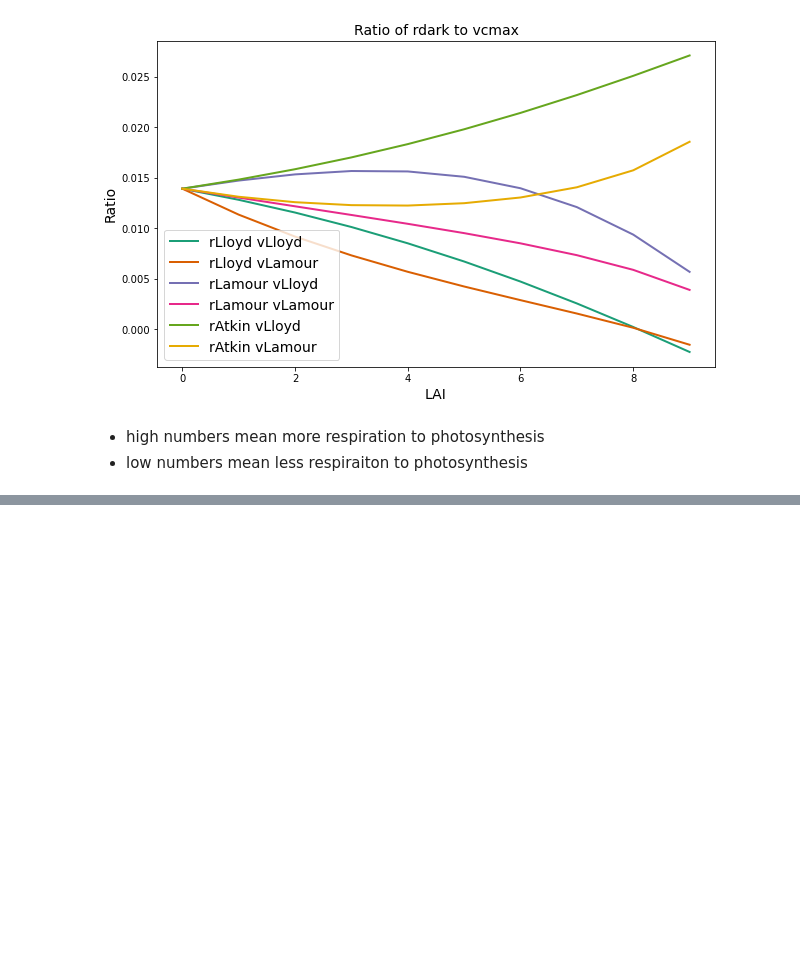
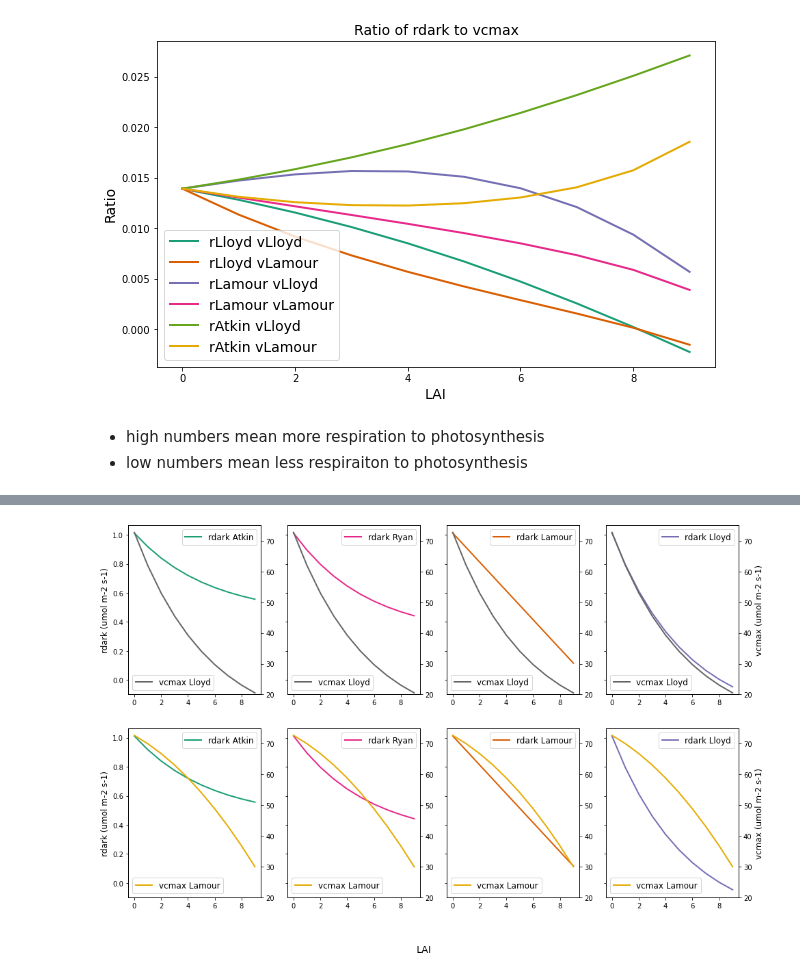
Before and after one commit to JessicaNeedham/FATES-plotting-scripts, a Jupyter notebook: Lamour_data.ipynb, the cells around one changed output, grey strips where cells are left out. Saved outputs shown, nothing was run; the diff lists cells and outputs as text; code cells hidden in the pictures; blank space fills up the shorter version.

Commit message:
add plot of vcmax and rdark overlaid

```diff
--- a/Lamour_data.ipynb
+++ b/Lamour_data.ipynb
@@ -49,6 +49,9 @@ def func(x,a, b):
 optimizedParameters, pcov = opt.curve_fit(func, data['LAI'], data['Rdark25'])
 
 print(optimizedParameters)
+
+lamour_a = optimizedParameters[0]
+lamour_b = optimizedParameters[1]
 # %% [output]
 [ 0.76775866 -0.07549542]
 # %%
@@ -119,7 +126,7 @@ lnc = lnc_top * nscaler
 r_t_ref_atkin = r0 + r1 * lnc + r2 * max(0, (tgrowth - tfrz))
 
 # Lamour
-rdark_scaler = 0.76775866 + (-0.07549542 * lai)
+rdark_scaler = lamour_a + (lamour_b * lai)
 r_t_ref_lamour = rdark_scaler * (r0 + r1 * lnc_top + r2 * max(0, (tgrowth - tfrz)))
 
 # lloyd
@@ -223,10 +230,14 @@ def func(x, a, b, c):
 optimizedParameters, pcov = opt.curve_fit(func, data['LAI'], data['Vcmax25'])
 
 print(optimizedParameters)
+
+lamour_vcmax_a = optimizedParameters[0]
+lamour_vcmax_b = optimizedParameters[1]
+lamour_vcmax_c = optimizedParameters[2]
 # %% [output]
 [ 1.11894356 -0.0376549  -0.00393463]
 # %%
-nscaler_lamour = 1.11894356 + (-0.0376549 * lai) + (-0.00393463 * lai**2)
+nscaler_lamour = lamour_vcmax_a + (lamour_vcmax_b * lai) + (lamour_vcmax_c * lai**2)
 vcmax25_lamour = vcmax25top * nscaler_lamour
 vcmax_lamour = vcmax25_lamour * 2.**((veg_tempk - (tfrz + 25.)) / 10.)
 vcmax_lamour = vcmax_lamour / (1. + np.exp( 0.2 * ((tfrz + 15.) - veg_tempk ) ))
@@ -328,3 +342,82 @@ f2ax0.legend(fontsize=14)
 # %% [markdown]
 - high numbers mean more respiration to photosynthesis
 - low numbers mean less respiraiton to photosynthesis
+# %%
+fig1, ((f1ax0,f1ax1,f1ax2,f1ax3), (f1ax4,f1ax5,f1ax6,f1ax7)) = plt.subplots(nrows=2, ncols=4, figsize=(16, 10),sharey=True)
+
+# respiration curves
+f1ax0.plot(lai, lmr_atkin, linewidth=2, color=colormap[0], label = 'rdark Atkin')
+f1ax1.plot(lai, lmr_ryan, linewidth=2, color=colormap[3], label = 'rdark Ryan')
+f1ax2.plot(lai, lmr_lamour, linewidth=2, color=colormap[1], label =  'rdark Lamour')
+f1ax3.plot(lai, lmr_lloyd, linewidth=2, color=colormap[2], label = 'rdark Lloyd')
+
+f1ax0a = f1ax0.twinx()
+f1ax1a = f1ax1.twinx()
+f1ax2a = f1ax2.twinx()
+f1ax3a = f1ax3.twinx()
+
+f1ax0a.set_ylim(20,75)
+f1ax1a.set_ylim(20,75)
+f1ax2a.set_ylim(20,75)
+f1ax3a.set_ylim(20,75)
+
+# photosynthesis
+f1ax0a.plot(lai, vcmax, linewidth=2, color=colormap[7], label = 'vcmax Lloyd')
+f1ax1a.plot(lai, vcmax, linewidth=2, color=colormap[7], label = 'vcmax Lloyd')
+f1ax2a.plot(lai, vcmax, linewidth=2, color=colormap[7], label = 'vcmax Lloyd')
+f1ax3a.plot(lai, vcmax, linewidth=2, color=colormap[7], label = 'vcmax Lloyd')
+
+# respiration curves
+f1ax4.plot(lai, lmr_atkin, linewidth=2, color=colormap[0], label = 'rdark Atkin')
+f1ax5.plot(lai, lmr_ryan, linewidth=2, color=colormap[3], label = 'rdark Ryan')
+f1ax6.plot(lai, lmr_lamour, linewidth=2, color=colormap[1], label = 'rdark Lamour')
+f1ax7.plot(lai, lmr_lloyd, linewidth=2, color=colormap[2], label = 'rdark Lloyd')
+
+f1ax4a = f1ax4.twinx()
+f1ax5a = f1ax5.twinx()
+f1ax6a = f1ax6.twinx()
+f1ax7a = f1ax7.twinx()
+
+f1ax4a.set_ylim(20,75)
+f1ax5a.set_ylim(20,75)
+f1ax6a.set_ylim(20,75)
+f1ax7a.set_ylim(20,75)
+
+# photosynthesis
+f1ax4a.plot(lai, vcmax_lamour, linewidth=2, color=colormap[5], label = 'vcmax Lamour')
+f1ax5a.plot(lai, vcmax_lamour, linewidth=2, color=colormap[5], label = 'vcmax Lamour')
+f1ax6a.plot(lai, vcmax_lamour, linewidth=2, color=colormap[5], label = 'vcmax Lamour')
+f1ax7a.plot(lai, vcmax_lamour, linewidth=2, color=colormap[5], label = 'vcmax Lamour')
+
+# legends
+f1ax0.legend(fontsize=12)
+f1ax1.legend(fontsize=12)
+f1ax2.legend(fontsize=12)
+f1ax3.legend(fontsize=12)
+f1ax0a.legend(fontsize=12,loc='lower left')
+f1ax1a.legend(fontsize=12,loc='lower left')
+f1ax2a.legend(fontsize=12,loc='lower left')
+f1ax3a.legend(fontsize=12,loc='lower left')
+
+# legends
+f1ax4.legend(fontsize=12)
+f1ax5.legend(fontsize=12)
+f1ax6.legend(fontsize=12)
+f1ax7.legend(fontsize=12)
+f1ax4a.legend(fontsize=12,loc='lower left')
+f1ax5a.legend(fontsize=12,loc='lower left')
+f1ax6a.legend(fontsize=12,loc='lower left')
+f1ax7a.legend(fontsize=12,loc='lower left')
+
+
+fig1.supxlabel('LAI', fontsize = 14)
+
+f1ax0.set_ylabel('rdark (umol m-2 s-1)', fontsize=12)
+f1ax4.set_ylabel('rdark (umol m-2 s-1)', fontsize=12)
+
+f1ax3a.set_ylabel('vcmax (umol m-2 s-1)', fontsize=12)
+f1ax7a.set_ylabel('vcmax (umol m-2 s-1)', fontsize=12)
+
+
+;
+# %% [output]
@@ -330,0 +425 @@ f2ax0.legend(fontsize=14)
+[figure, added]
```
Also changed, not shown: parts of 5 cells of this notebook.
